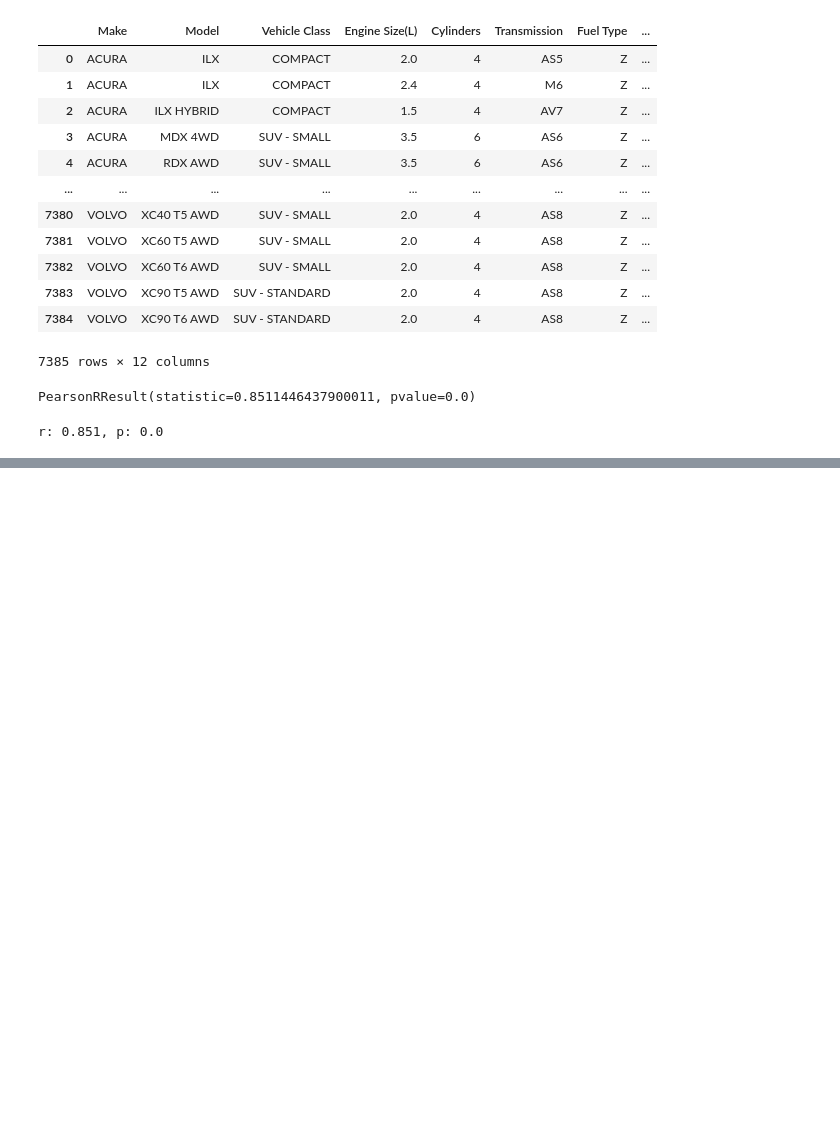
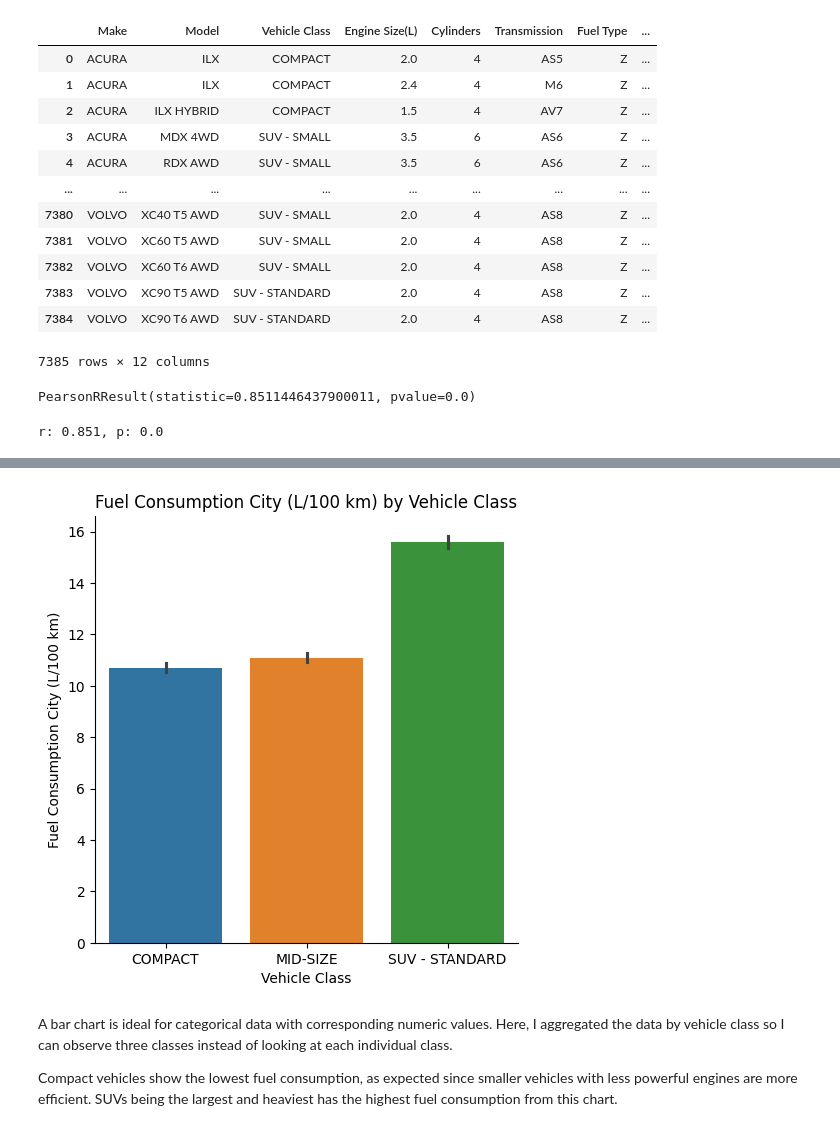
Before and after one commit to Nguyh3/HannaN, a Jupyter notebook: assignment.ipynb, the cells around one changed output, grey strips where cells are left out. Saved outputs shown, nothing was run; the diff lists cells and outputs as text; code cells hidden in the pictures; blank space fills up the shorter version.

```diff
--- a/assignment.ipynb
+++ b/assignment.ipynb
@@ -44,0 +108,10 @@ r: 0.851, p: 0.0
+# %%
+c = sns.catplot(data=df[df["Vehicle Class"].isin(["COMPACT", "MID-SIZE", "SUV - STANDARD"])], x='Vehicle Class', y='Fuel Consumption City (L/100 km)', hue='Vehicle Class', kind='bar')
+plt.title('Fuel Consumption City (L/100 km) by Vehicle Class')
+plt.show()
+# %% [output]
+[figure, added]
+# %% [markdown]
+A bar chart is ideal for categorical data with corresponding numeric values. Here, I aggregated the data by vehicle class so I can observe three classes instead of looking at each individual class.
+
+Compact vehicles show the lowest fuel consumption, as expected since smaller vehicles with less powerful engines are more efficient. SUVs being the largest and heaviest has the highest fuel consumption from this chart.
```
Also changed, not shown: parts of 10 cells of this notebook.
